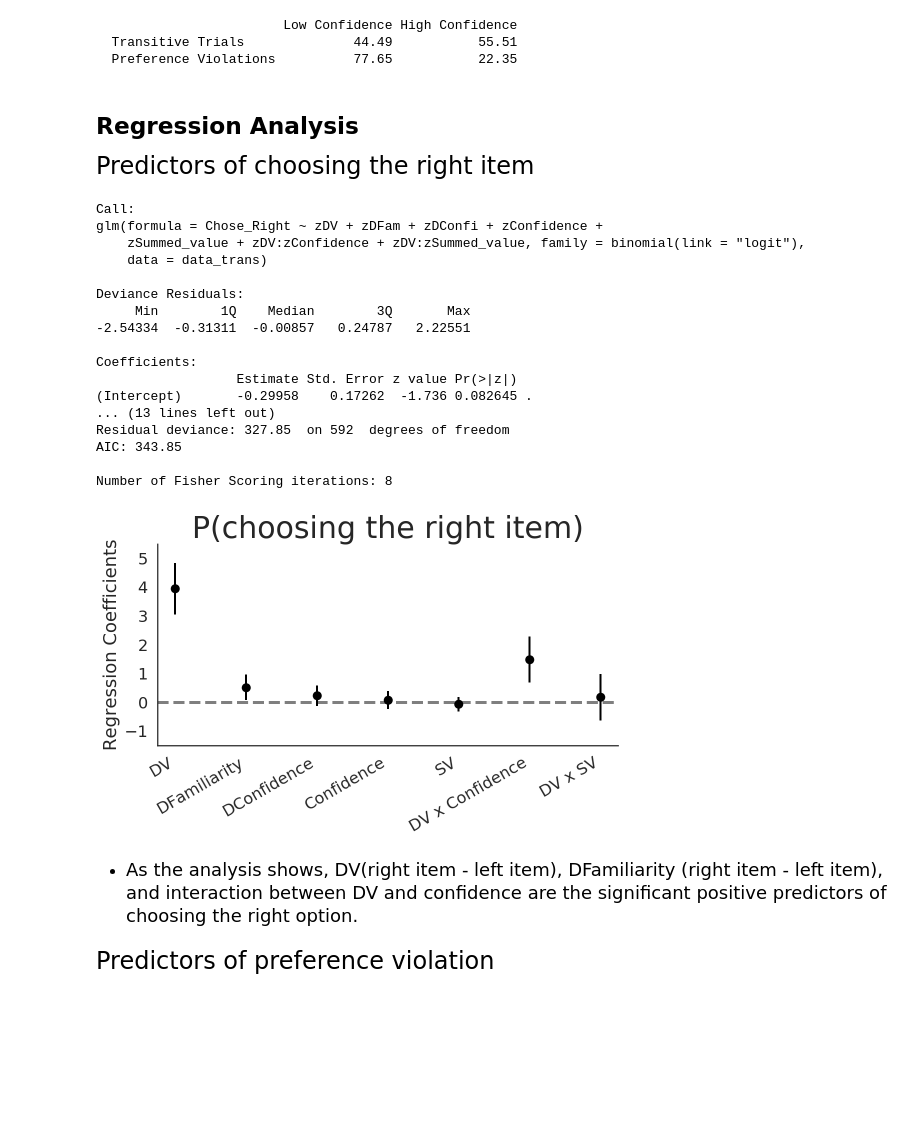
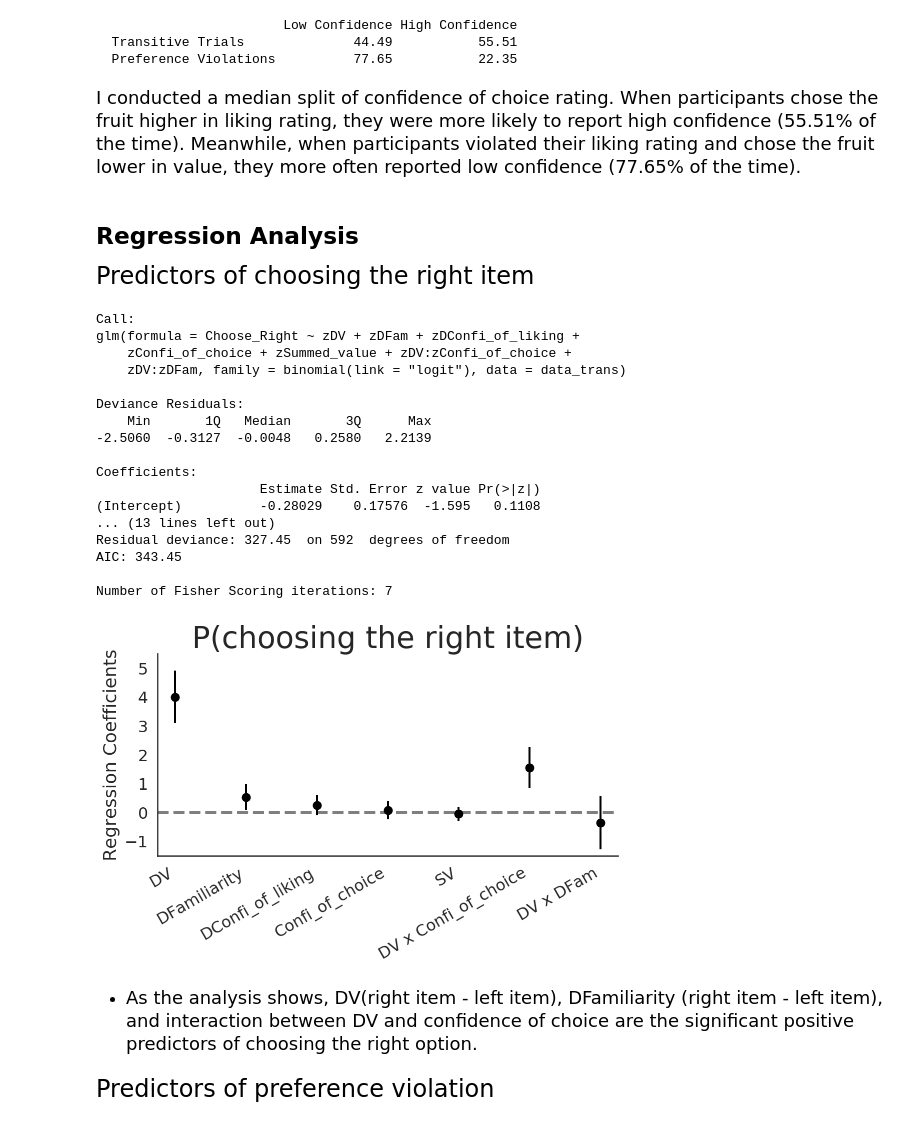
Before and after one commit to Haonan-Zhang/decision_making, a Jupyter notebook: pilot_study_true.ipynb, the cells around one changed output. Cells and saved outputs as stored; diff of their text form; code cells hidden in the pictures; blank space fills up the shorter version.

```diff
--- a/pilot_study_true.ipynb
+++ b/pilot_study_true.ipynb
@@ -233,51 +268,55 @@ round(proportions*100, 2)
                         Low Confidence High Confidence
   Transitive Trials              44.49           55.51
   Preference Violations          77.65           22.35
+# %% [markdown]
+<font size = '4'>
+I conducted a median split of confidence of choice rating. When participants chose the fruit higher in liking rating, they were more likely to report high confidence (55.51% of the time). Meanwhile, when participants violated their liking rating and chose the fruit lower in value, they more often reported low confidence (77.65% of the time).
+<font>
 # %% [markdown]
 ## Regression Analysis
 <font size = '5'> Predictors of choosing the right item <font>
 # %%
 %%R
-model_choice = glm(Chose_Right ~ zDV + zDFam + zDConfi + zConfidence + zSummed_value+ zDV:zConfidence + zDV:zSummed_value, data=data_trans, family=binomial(link="logit"))
+model_choice = glm(Choose_Right ~ zDV + zDFam + zDConfi_of_liking + zConfi_of_choice + zSummed_value+ zDV:zConfi_of_choice + zDV:zDFam, data=data_trans, family=binomial(link="logit"))
 fix_1a <- coef(model_choice)
 fix_se_1a <- sqrt(diag(vcov(model_choice)))
 names_1a <- names(fix_1a)
 summary(model_choice)
 # %% [output]
 Call:
-glm(formula = Chose_Right ~ zDV + zDFam + zDConfi + zConfidence +
-    zSummed_value + zDV:zConfidence + zDV:zSummed_value, family = binomial(link = "logit"),
-    data = data_trans)
+glm(formula = Choose_Right ~ zDV + zDFam + zDConfi_of_liking +
+    zConfi_of_choice + zSummed_value + zDV:zConfi_of_choice +
+    zDV:zDFam, family = binomial(link = "logit"), data = data_trans)
 
 Deviance Residuals:
-     Min        1Q    Median        3Q       Max
--2.54334  -0.31311  -0.00857   0.24787   2.22551
+    Min       1Q   Median       3Q      Max
+-2.5060  -0.3127  -0.0048   0.2580   2.2139
 
 Coefficients:
-                  Estimate Std. Error z value Pr(>|z|)
-(Intercept)       -0.29958    0.17262  -1.736 0.082645 .
+                     Estimate Std. Error z value Pr(>|z|)
+(Intercept)          -0.28029    0.17576  -1.595   0.1108
 ... (13 lines left out)
-Residual deviance: 327.85  on 592  degrees of freedom
-AIC: 343.85
+Residual deviance: 327.45  on 592  degrees of freedom
+AIC: 343.45
 
-Number of Fisher Scoring iterations: 8
+Number of Fisher Scoring iterations: 7
 # %%
 #data_trans = data_trans.drop('DVBin2', axis = 1)
 %R -i data_trans
 # %%
 %R -o fix_1a -o fix_se_1a -o names_1a
 choice_table_exp1 = regtable(fix_1a, fix_se_1a, names_1a)
 choice_table_exp1
-cols = ['(Intercept)', 'zDV', 'zDFam', 'zDConfi', 'zConfidence', 'zSummed_value', 'zDV:zConfidence', 'zDV:zSummed_value']
+cols = ['(Intercept)', 'zDV', 'zDFam', 'zDConfi_of_liking', 'zConfi_of_choice', 'zSummed_value', 'zDV:zConfi_of_choice', 'zDV:zDFam']
 choice_table_exp1 = choice_table_exp1[cols]
 choice_table_exp1.columns = ['Intercept', 'DV', 'DFamiliarity',
-                             'DConfidence', 'Confidence', 'SV', 'DV x Confidence', 'DV x SV']
+                             'DConfi_of_liking', 'Confi_of_choice', 'SV', 'DV x Confi_of_choice', 'DV x DFam']
 Coefpresplot(choice_table_exp1, title='P(choosing the right item)', ticklabsize=16, size='narrow',
              ylimits=(-1.5, 5.5), ymultiple=1, n_ET_predictors=1)
 # %% [output]
-[figure, old version]
+[figure, new version]
 # %% [markdown]
-*  <font size = '4'> As the analysis shows, DV(right item - left item), DFamiliarity (right item - left item), and interaction between DV and confidence are the significant positive predictors of choosing the right option. <font>
+*  <font size = '4'> As the analysis shows, DV(right item - left item), DFamiliarity (right item - left item), and interaction between DV and confidence of choice are the significant positive predictors of choosing the right option. <font>
 # %% [markdown]
 <font size = '5'> Predictors of preference violation <font>
 # %%
```
Also changed, not shown: parts of 62 cells of this notebook.
